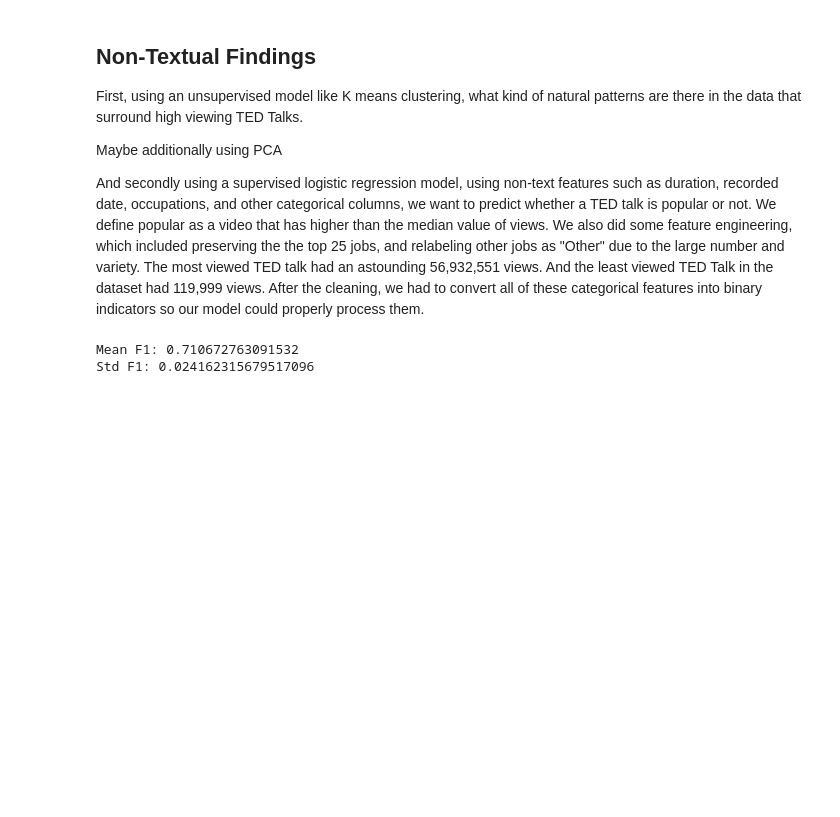
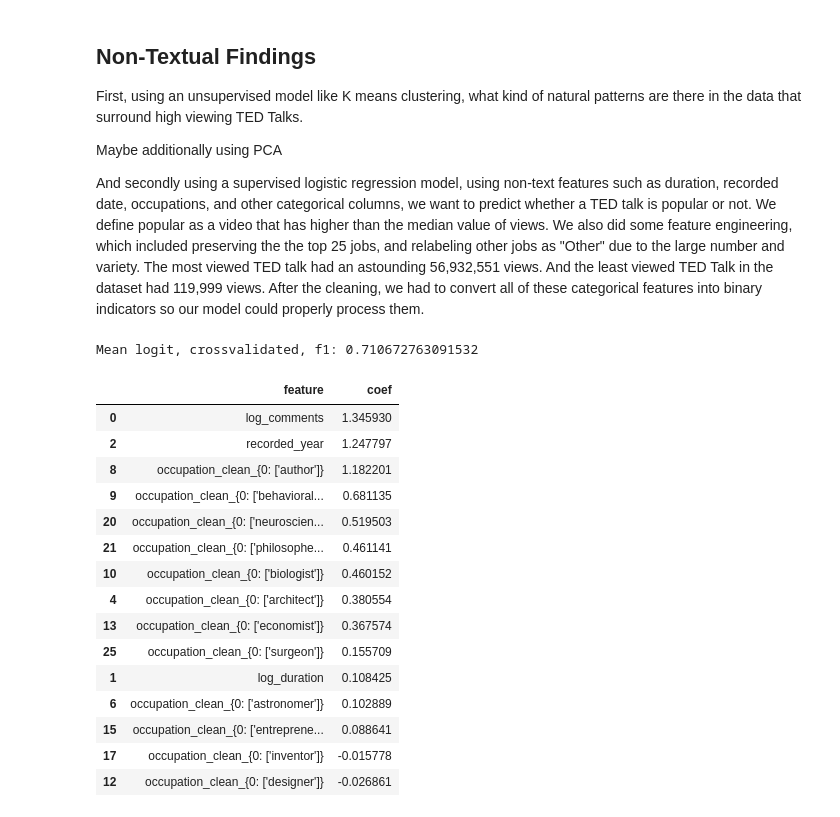
Before and after one commit to kyleenaxin/3350-final, a Jupyter notebook: project.ipynb, the cells around one changed output. Drawn from its saved outputs; the diff is of its cells as text; code cells hidden in the pictures; blank space fills up the shorter version.

```diff
--- a/project.ipynb
+++ b/project.ipynb
@@ -210,34 +210,49 @@ y = df["high_views"]
 #scaling the features so they all contribute and are weighted fairly
 scaler = StandardScaler()
 X[X_num.columns] = scaler.fit_transform(X[X_num.columns])
 
 #logistic regression process as used in lecture 5
 logit_clf = LogisticRegression(
     max_iter=1000,
     class_weight="balanced",
     random_state=42
 )
 
 f1 = cross_val_score(
     logit_clf,
     X,
     y,
     scoring = "f1",
     cv = 5
 )
 
-print("Mean F1:", f1.mean())
-print("Std F1:", f1.std())
+print("Mean logit, crossvalidated, f1:", f1.mean())
 
 logit_clf.fit(X, y)
 y_logit = logit_clf.predict(X)
 coef_df = (
     pd.DataFrame({
         "feature": X.columns,
         "coef": logit_clf.coef_[0]
     })
     .sort_values(by="coef", ascending=False)
 )
+coef_df.head(15)
 # %% [output]
-Mean F1: 0.710672763091532
-Std F1: 0.024162315679517096
+Mean logit, crossvalidated, f1: 0.710672763091532
+|  | feature | coef |
+| 0 | log_comments | 1.345930 |
+| 2 | recorded_year | 1.247797 |
+| 8 | occupation_clean_{0: ['author']} | 1.182201 |
+| 9 | occupation_clean_{0: ['behavioral... | 0.681135 |
+| 20 | occupation_clean_{0: ['neuroscien... | 0.519503 |
+| 21 | occupation_clean_{0: ['philosophe... | 0.461141 |
+| 10 | occupation_clean_{0: ['biologist']} | 0.460152 |
+| 4 | occupation_clean_{0: ['architect']} | 0.380554 |
+| 13 | occupation_clean_{0: ['economist']} | 0.367574 |
+| 25 | occupation_clean_{0: ['surgeon']} | 0.155709 |
+| 1 | log_duration | 0.108425 |
+| 6 | occupation_clean_{0: ['astronomer']} | 0.102889 |
+| 15 | occupation_clean_{0: ['entreprene... | 0.088641 |
+| 17 | occupation_clean_{0: ['inventor']} | -0.015778 |
+| 12 | occupation_clean_{0: ['designer']} | -0.026861 |
```
Also changed, not shown: parts of 2 cells of this notebook.
